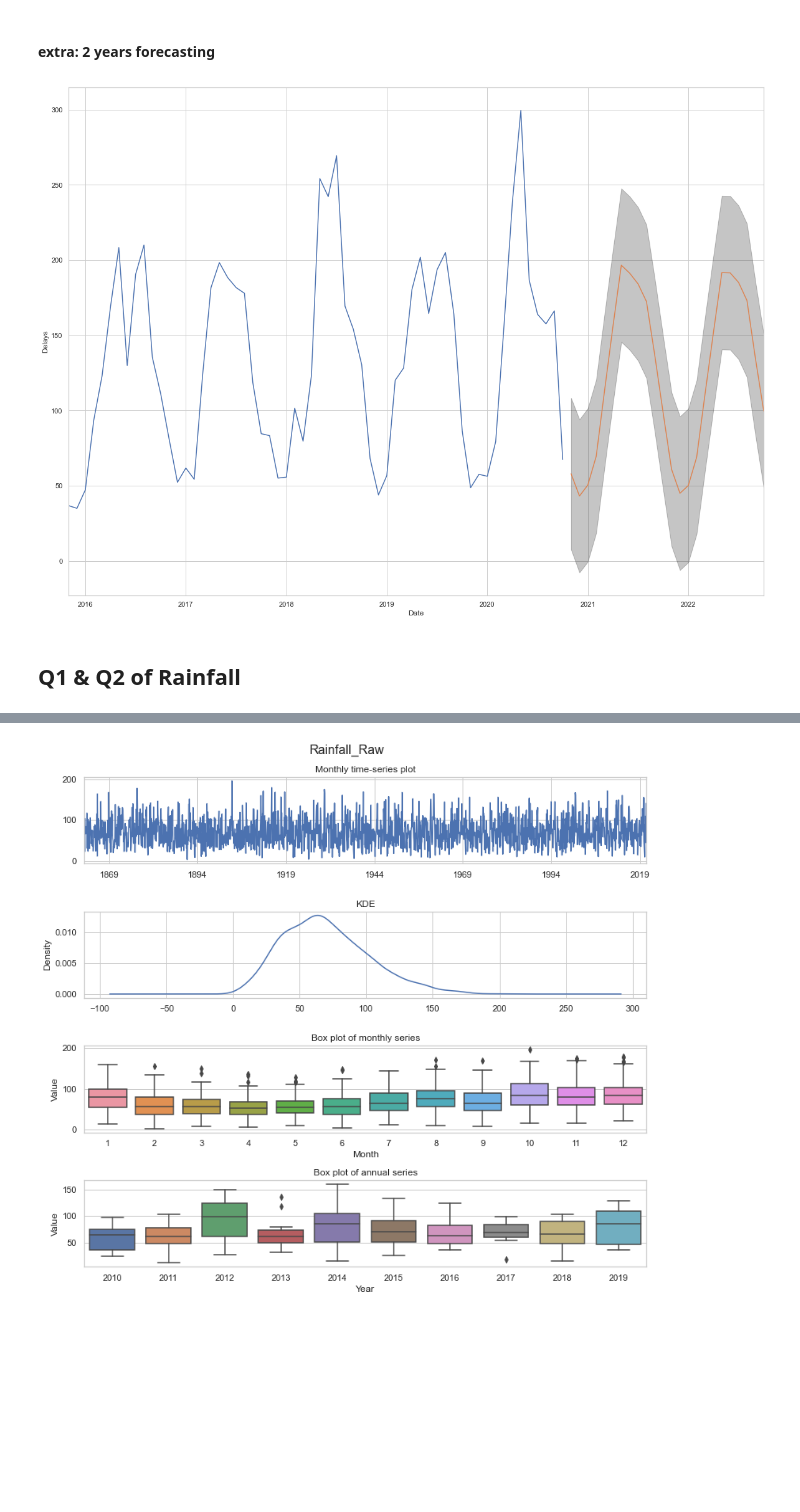
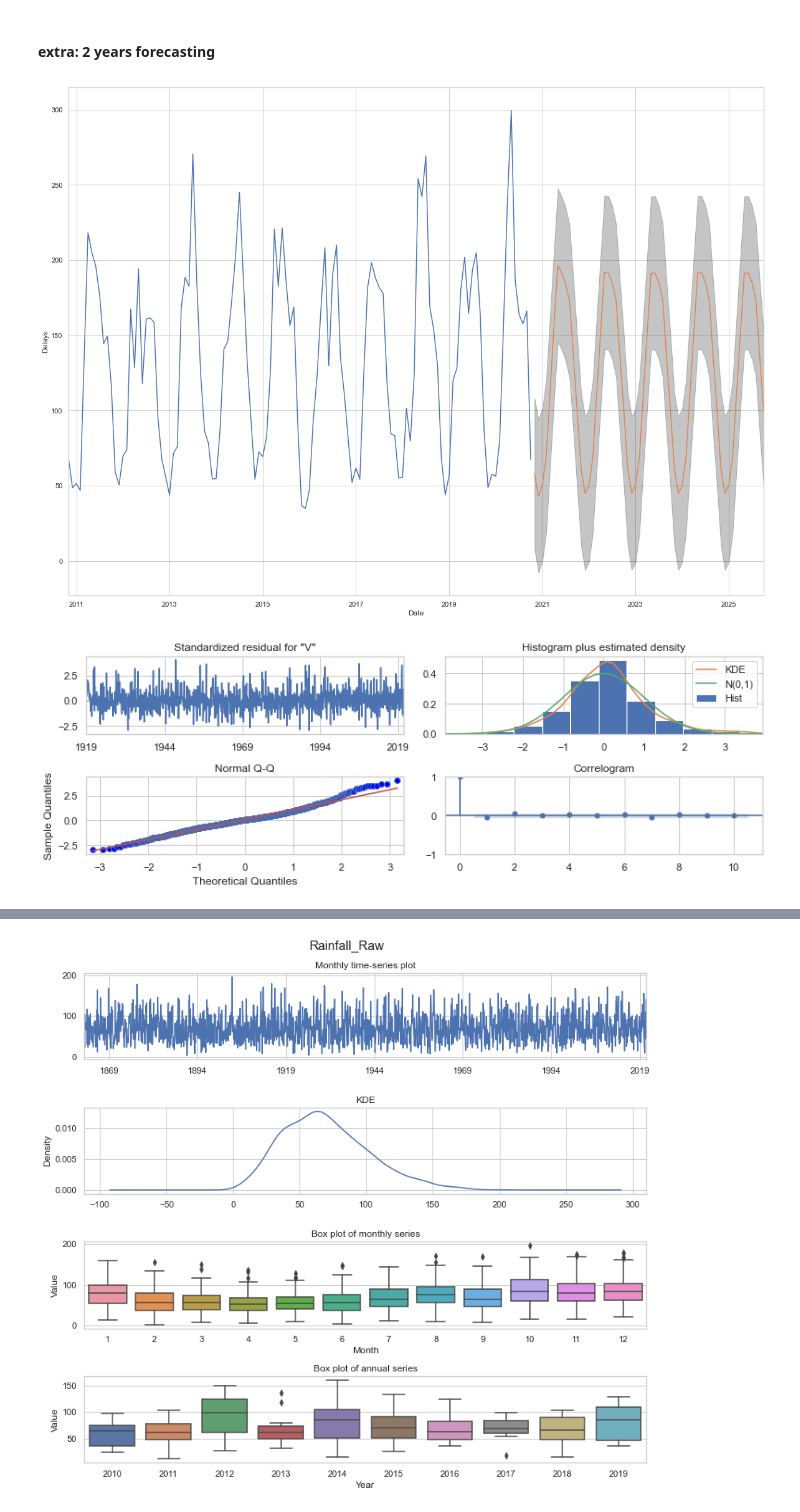
Before and after one commit to Anko-Jipsa/statistics, a Jupyter notebook: ST422/ST422.ipynb, the cells around one changed output, grey strips where cells are left out. Cells and saved outputs as stored; diff of their text form; code cells hidden in the pictures; blank space fills up the shorter version.

```diff
--- a/ST422/ST422.ipynb
+++ b/ST422/ST422.ipynb
@@ -179,10 +192,10 @@ Based on plots with raw dataset above, we can conclude that:
-# %%
-# 12 month differencing
-ss_df_ts["Diff"] = ss_df_ts["Value"].diff()
 # %% [markdown]
 ### Considering sesonal difference (12 Month)
 # %% [markdown]
 Based on preliminary analysis above, we further proceeds our analysis with seasonally differenced series (with 12 months).
+# %%
+# 12 month differencing
+ss_df_ts["Diff"] = ss_df_ts["Value"].diff(12)
 # %%
 ss_df_ts.head(13)
 # %% [output]
@@ -240,8 +255,20 @@ Possible model specifications:
 # %%
-res_1 = sarimax.SARIMAX(ss_df_ts["Value"],
-                        order=(0, 0, 2),
-                        seasonal_order=(2, 1, 0, 12)).fit(maxiter=300)
+res_1 = sm.tsa.statespace.SARIMAX(endog=ss_df_ts["Value"],
+                                  order=(0, 0, 2),
+                                  seasonal_order=(2, 1, 0, 12),
+                                  trend='n')
 
-res_2 = sarimax.SARIMAX(ss_df_ts["Value"],
-                        order=(0, 0, 2),
-                        seasonal_order=(1, 1, 1, 12)).fit(maxiter=300)
+res_2 = sm.tsa.statespace.SARIMAX(endog=ss_df_ts["Value"],
+                                  order=(0, 0, 2),
+                                  seasonal_order=(2, 1, 2, 12),
+                                  trend='n')
+
+res_3 = sm.tsa.statespace.SARIMAX(endog=ss_df_ts["Value"],
+                                  order=(1, 0, 0),
+                                  seasonal_order=(2, 1, 0, 12),
+                                  trend='n')
+
+res_4 = sm.tsa.statespace.SARIMAX(endog=ss_df_ts["Value"],
+                                  order=(1, 0, 0),
+                                  seasonal_order=(1, 1, 1, 12),
+                                  trend='n')
@@ -287,0 +275,10 @@ Warnings:
+# %%
+model_pack = [res_1, res_2, res_3, res_4]
+res_wrapper = [
+    res.fit(trend='n',
+            method='lbfgs',
+            transparams=True,
+            solver='lbfgs',
+            maxiter=200,
+            disp=0) for res in model_pack
+]
@@ -323,8 +421,12 @@ sarimax_forecast(res_2, ss_df_ts["Value"], 2, 10)
 # %% [markdown]
 #### extra: 2 years forecasting
 # %%
-sarimax_forecast(res_2, ss_df_ts["Value"], 24, 60)
+sarimax_forecast(res_wrapper[1], ss_df_ts["Value"], 60, 120)
 # %% [output]
-[figure, old version]
+[figure, new version]
-# %% [markdown]
-## Q1 & Q2 of Rainfall
+# %%
+fig = res_4.plot_diagnostics()
+fig.tight_layout()
+plt.show()
+# %% [output]
+[figure, added]
```
Also changed, not shown: parts of 51 cells of this notebook, 14 other files.
